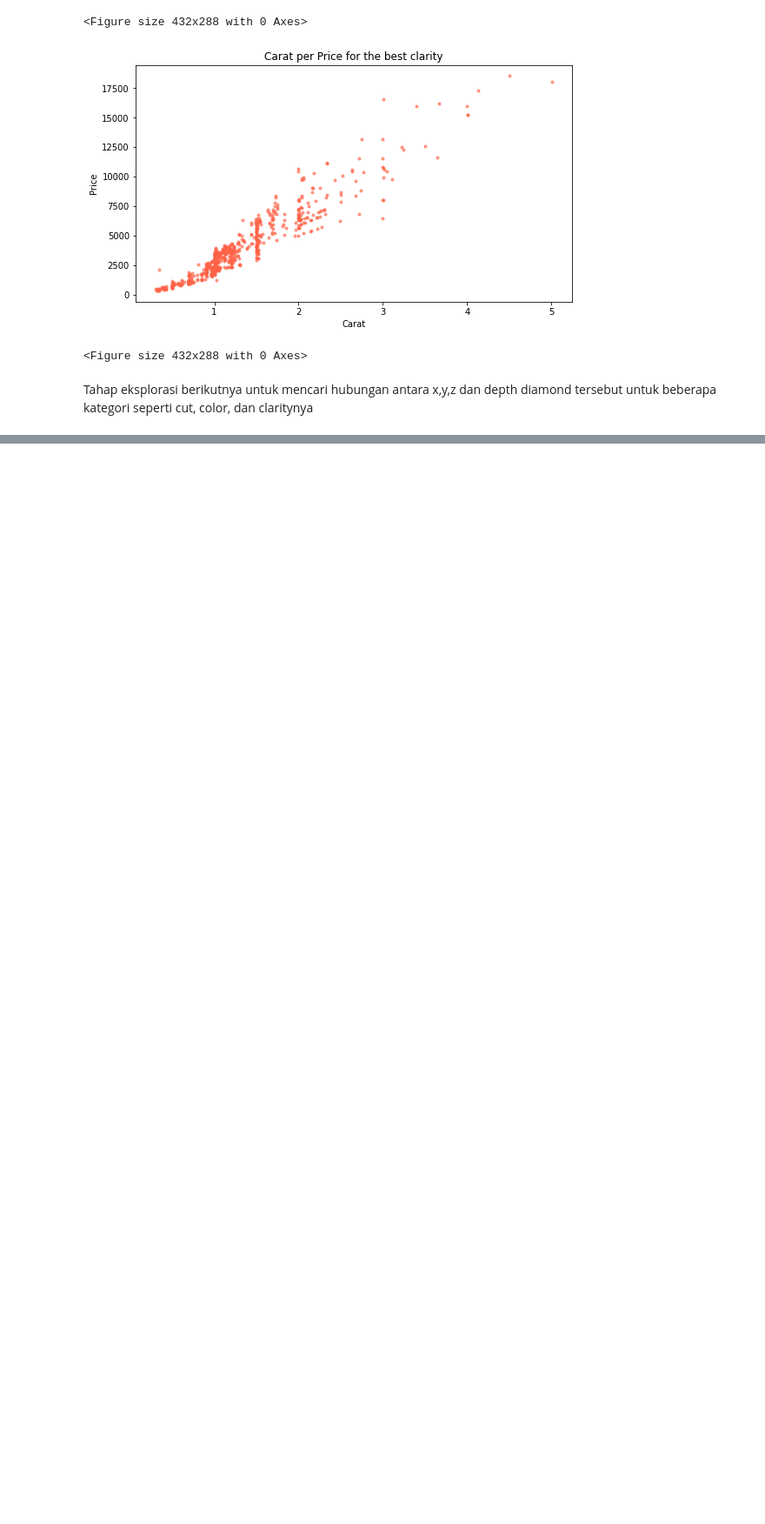
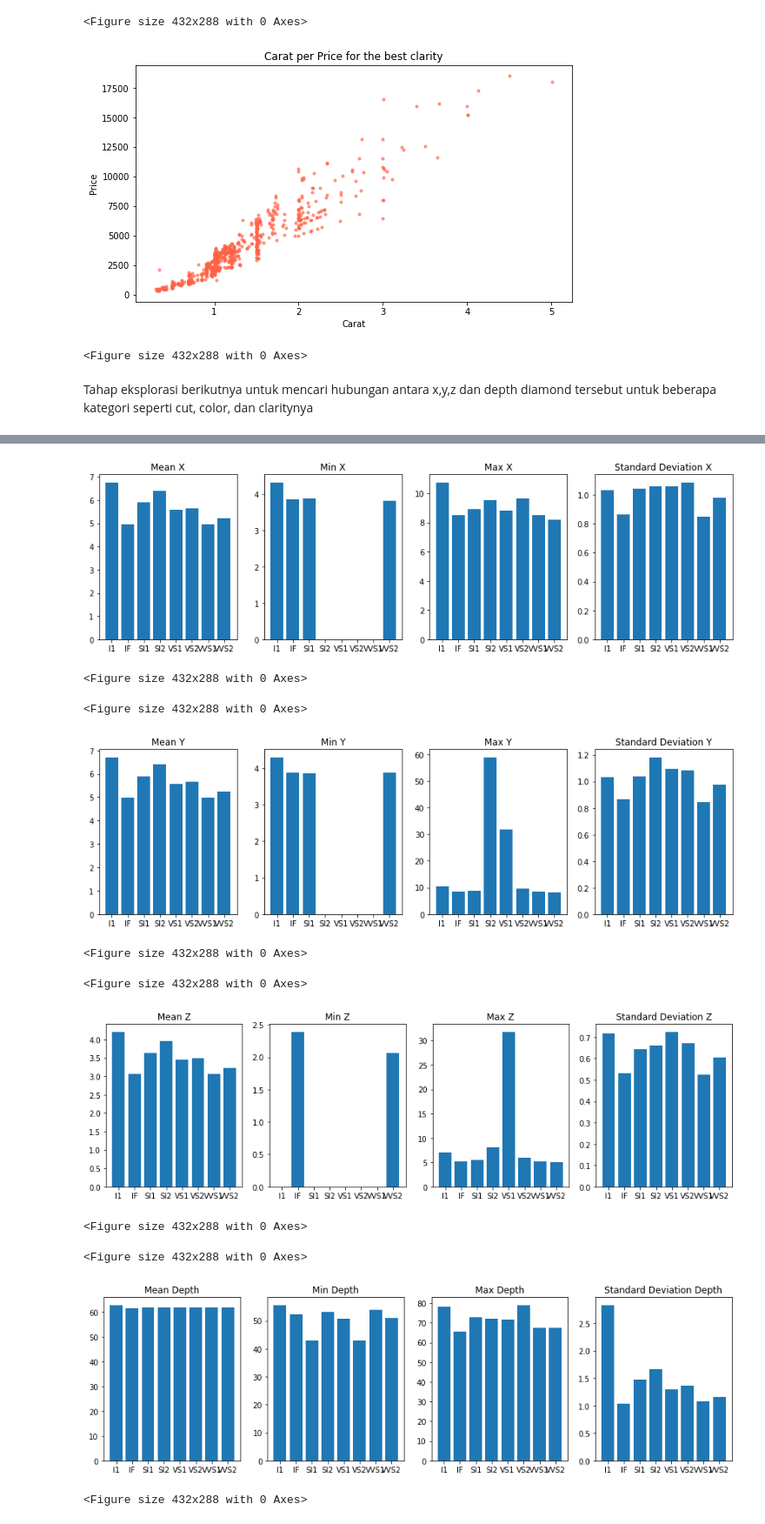
Before and after one commit to michaelmanurung/Numerical-Method-Project, a Jupyter notebook: Diamond_data_exploration.ipynb, the cells around one changed output, grey strips where cells are left out. Shown: that part at 87% size. Cells and saved outputs as stored; diff of their text form; code cells hidden in the pictures; blank space fills up the shorter version.

Commit message:
added statistic graph for x, y, z and depth

```diff
--- a/Diamond_data_exploration.ipynb
+++ b/Diamond_data_exploration.ipynb
@@ -200,3 +179,80 @@ VVS2     61.663778  1.166072  51.0  67.6
+# %%
+dataMeanClarityDF = diamondDataFrame[['clarity','x','y','z','depth']].groupby('clarity').agg(['count',np.mean, np.std, np.min, np.max])
+
+# ploting data mean, std, min, max for each X attribute
+fig, axs = plt.subplots(1, 4)
+fig.set_figwidth(15)
+fig.set_figheight(4)
+axs[0].bar(dataMeanClarityDF.index, dataMeanClarityDF['x']['mean'])
+axs[0].title.set_text('Mean X')
+axs[1].bar(dataMeanClarityDF.index, dataMeanClarityDF['x']['amin'])
+axs[1].title.set_text('Min X')
+axs[2].bar(dataMeanClarityDF.index, dataMeanClarityDF['x']['amax'])
+axs[2].title.set_text('Max X')
+axs[3].bar(dataMeanClarityDF.index, dataMeanClarityDF['x']['std'])
+axs[3].title.set_text('Standard Deviation X')
+plt.show()
+plt.clf()
+
+# ploting data mean, std, min, max for each Y attribute
+fig2 = plt.figure()
+fig2, axs = plt.subplots(1, 4)
+fig2.set_figwidth(15)
+fig2.set_figheight(4)
+axs[0].bar(dataMeanClarityDF.index, dataMeanClarityDF['y']['mean'])
+axs[0].title.set_text('Mean Y')
+axs[1].bar(dataMeanClarityDF.index, dataMeanClarityDF['y']['amin'])
+axs[1].title.set_text('Min Y')
+axs[2].bar(dataMeanClarityDF.index, dataMeanClarityDF['y']['amax'])
+axs[2].title.set_text('Max Y')
+axs[3].bar(dataMeanClarityDF.index, dataMeanClarityDF['y']['std'])
+axs[3].title.set_text('Standard Deviation Y')
+plt.show()
+plt.clf()
+
+# ploting data mean, std, min, max for each Z attribute
+fig3 = plt.figure()
+fig3, axs = plt.subplots(1, 4)
+fig3.set_figwidth(15)
+fig3.set_figheight(4)
+axs[0].bar(dataMeanClarityDF.index, dataMeanClarityDF['z']['mean'])
+axs[0].title.set_text('Mean Z')
+axs[1].bar(dataMeanClarityDF.index, dataMeanClarityDF['z']['amin'])
+axs[1].title.set_text('Min Z')
+axs[2].bar(dataMeanClarityDF.index, dataMeanClarityDF['z']['amax'])
+axs[2].title.set_text('Max Z')
+axs[3].bar(dataMeanClarityDF.index, dataMeanClarityDF['z']['std'])
+axs[3].title.set_text('Standard Deviation Z')
+plt.show()
+plt.clf()
+
+# ploting data mean, std, min, max for each depth attribute
+fig4 = plt.figure()
+fig4, axs = plt.subplots(1, 4)
+fig4.set_figwidth(15)
+fig4.set_figheight(4)
+axs[0].bar(dataMeanClarityDF.index, dataMeanClarityDF['depth']['mean'])
+axs[0].title.set_text('Mean Depth')
+axs[1].bar(dataMeanClarityDF.index, dataMeanClarityDF['depth']['amin'])
+axs[1].title.set_text('Min Depth')
+axs[2].bar(dataMeanClarityDF.index, dataMeanClarityDF['depth']['amax'])
+axs[2].title.set_text('Max Depth')
+axs[3].bar(dataMeanClarityDF.index, dataMeanClarityDF['depth']['std'])
+axs[3].title.set_text('Standard Deviation Depth')
+plt.show()
+plt.clf()
+# %% [output]
+[figure, added]
+<Figure size 432x288 with 0 Axes>
+<Figure size 432x288 with 0 Axes>
+[figure, added]
+<Figure size 432x288 with 0 Axes>
+<Figure size 432x288 with 0 Axes>
+[figure, added]
+<Figure size 432x288 with 0 Axes>
+<Figure size 432x288 with 0 Axes>
+[figure, added]
+<Figure size 432x288 with 0 Axes>
 # %%
 # debug code
 
```
Also changed, not shown: parts of 2 cells of this notebook.
